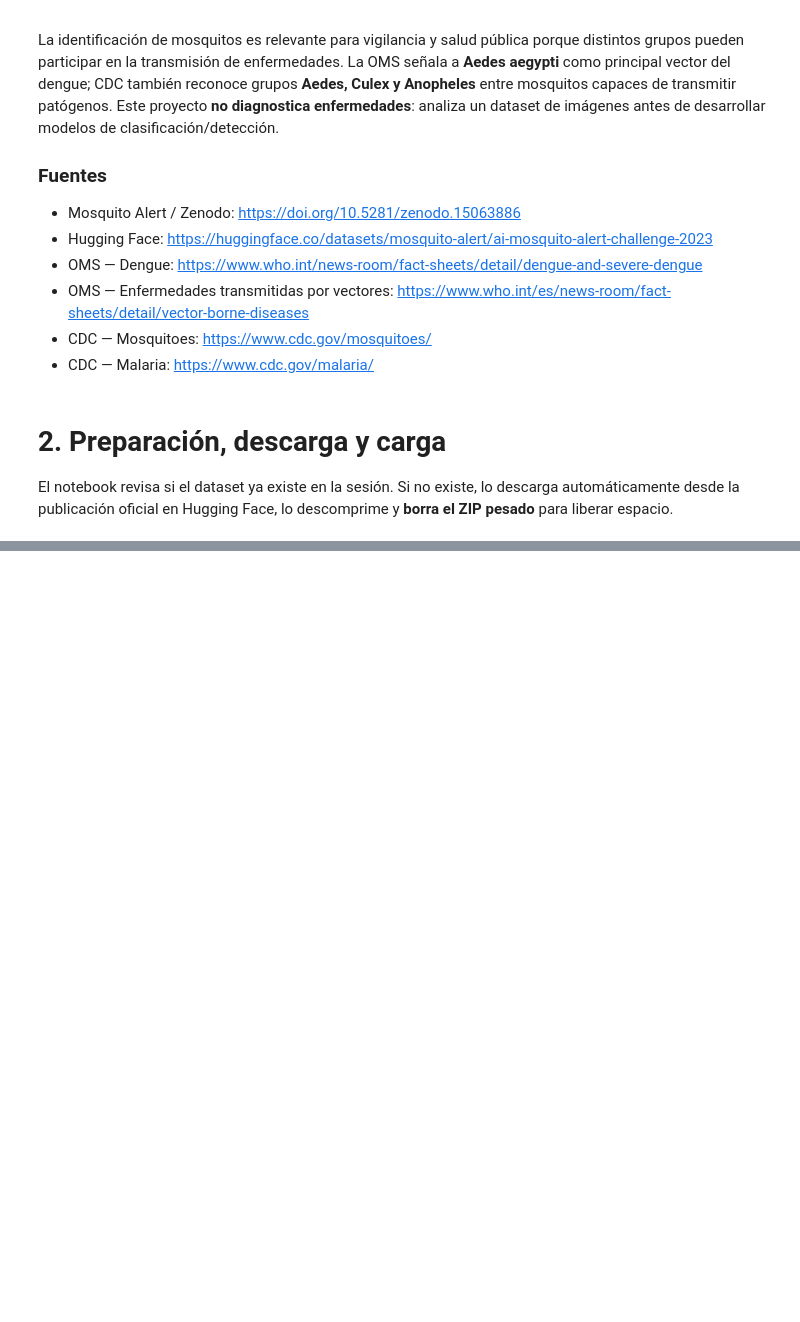
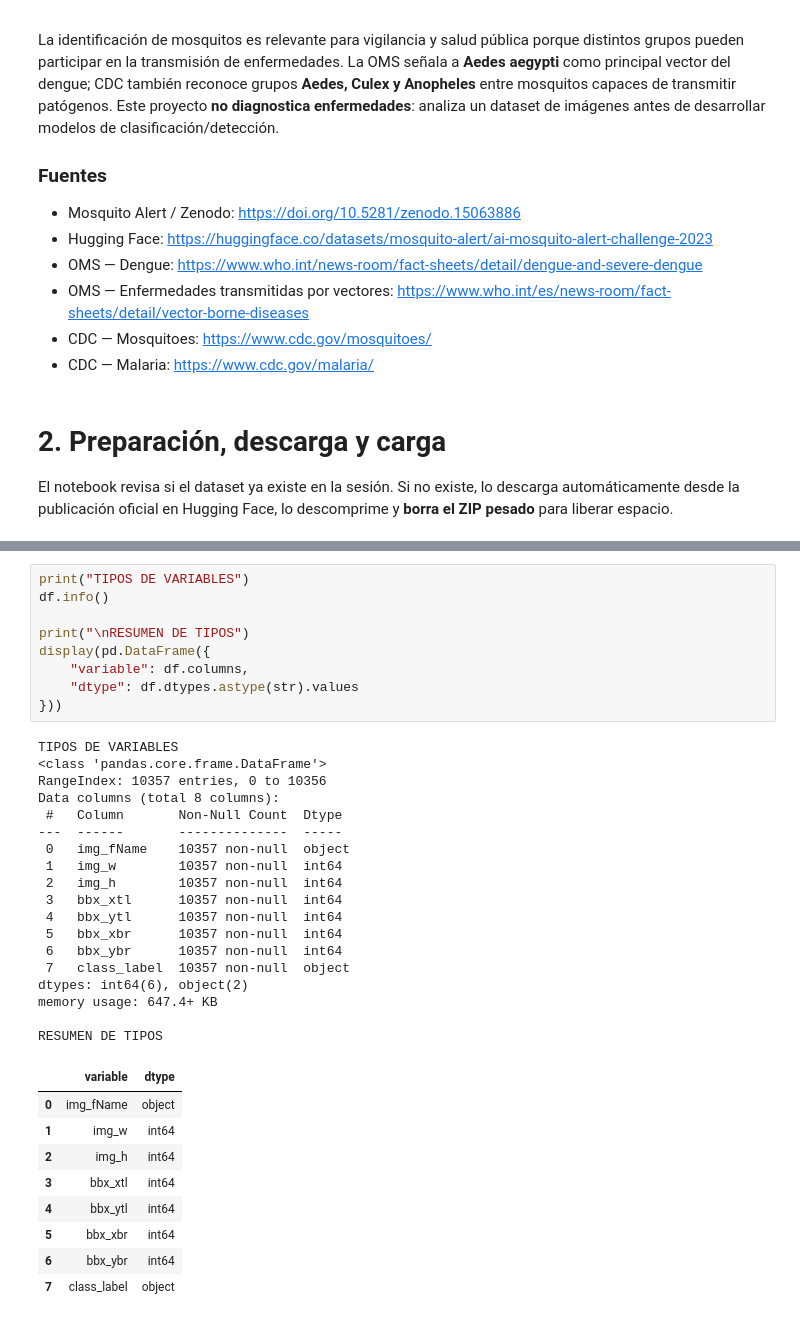
Before and after one commit to Ihan-Marroquin/Proyecto_data, a Jupyter notebook: Proyecto_2_MosquitoAlert.ipynb, the cells around one changed output, grey strips where cells are left out. Cells and saved outputs as stored; diff of their text form; blank space fills up the shorter version.

```diff
--- a/Proyecto_2_MosquitoAlert.ipynb
+++ b/Proyecto_2_MosquitoAlert.ipynb
@@ -24,0 +183,37 @@ El notebook revisa si el dataset ya existe en la sesión. Si no existe, lo desca
+# %%
+print("TIPOS DE VARIABLES")
+df.info()
+
+print("\nRESUMEN DE TIPOS")
+display(pd.DataFrame({
+    "variable": df.columns,
+    "dtype": df.dtypes.astype(str).values
+}))
+# %% [output]
+TIPOS DE VARIABLES
+<class 'pandas.core.frame.DataFrame'>
+RangeIndex: 10357 entries, 0 to 10356
+Data columns (total 8 columns):
+ #   Column       Non-Null Count  Dtype
+---  ------       --------------  -----
+ 0   img_fName    10357 non-null  object
+ 1   img_w        10357 non-null  int64
+ 2   img_h        10357 non-null  int64
+ 3   bbx_xtl      10357 non-null  int64
+ 4   bbx_ytl      10357 non-null  int64
+ 5   bbx_xbr      10357 non-null  int64
+ 6   bbx_ybr      10357 non-null  int64
+ 7   class_label  10357 non-null  object
+dtypes: int64(6), object(2)
+memory usage: 647.4+ KB
+
+RESUMEN DE TIPOS
+|  | variable | dtype |
+| 0 | img_fName | object |
+| 1 | img_w | int64 |
+| 2 | img_h | int64 |
+| 3 | bbx_xtl | int64 |
+| 4 | bbx_ytl | int64 |
+| 5 | bbx_xbr | int64 |
+| 6 | bbx_ybr | int64 |
+| 7 | class_label | object |
```
Also changed, not shown: parts of 6 cells of this notebook.
